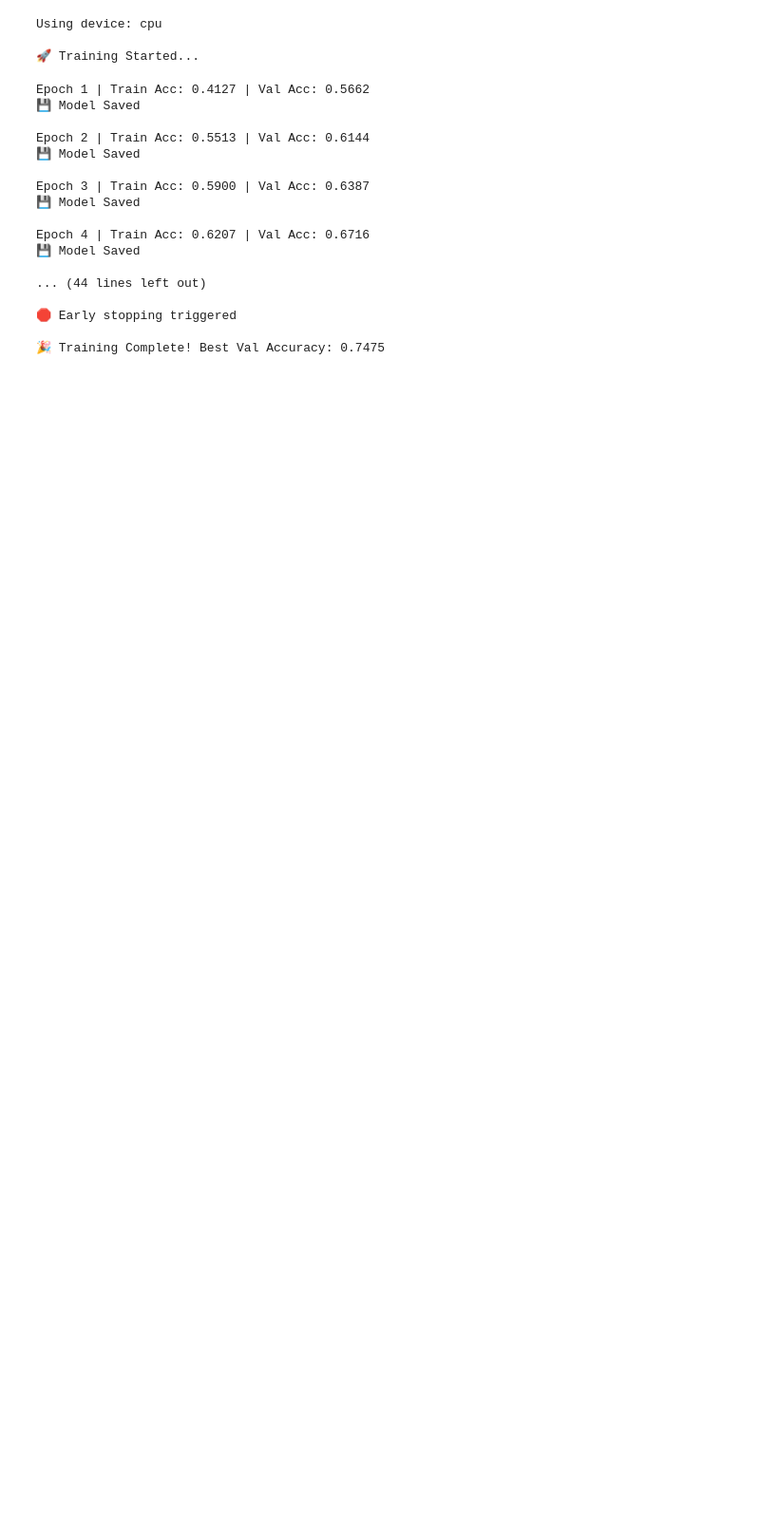
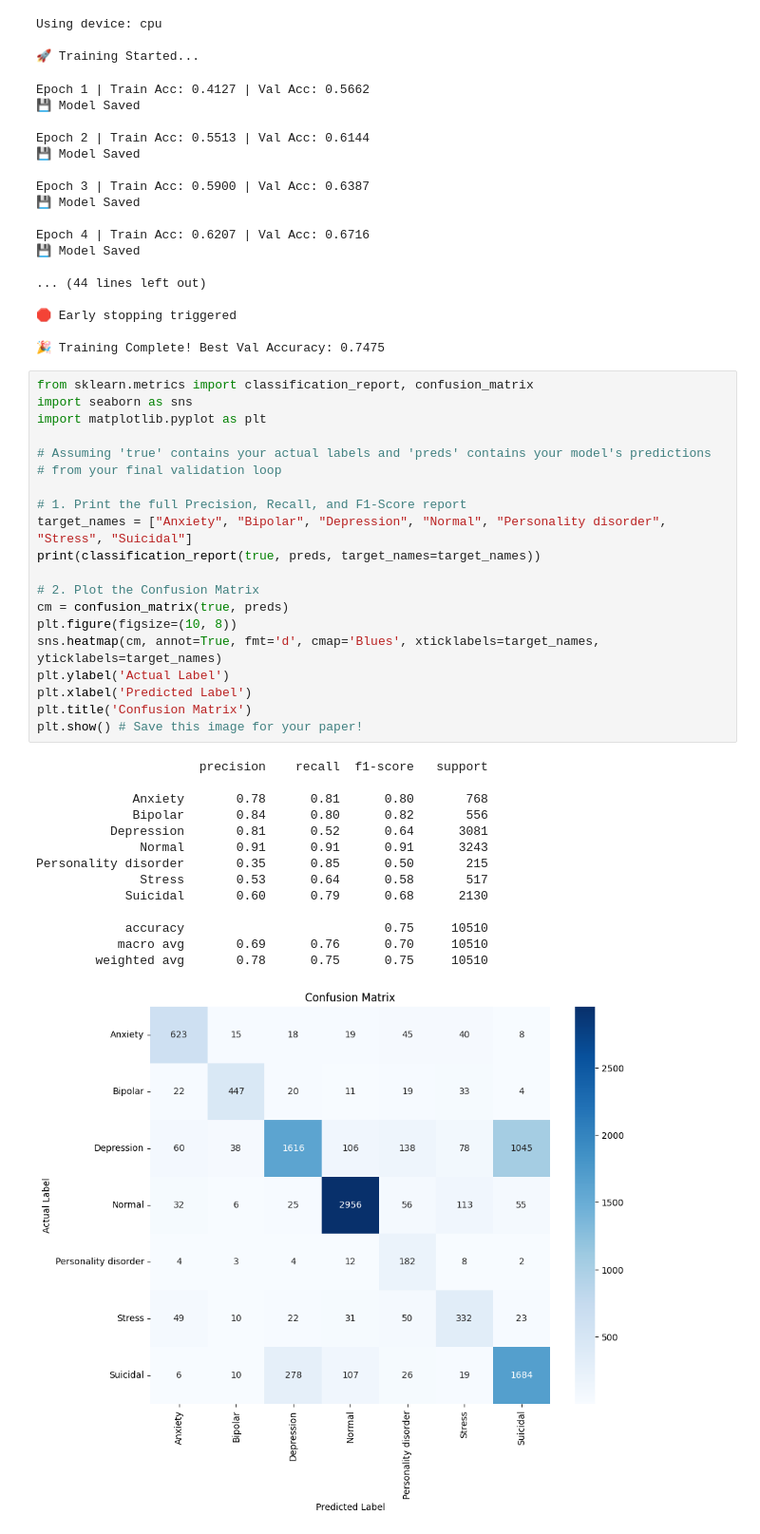
Before and after one commit to CYBERCONQUEROR/PHD-Project, a Jupyter notebook: cnn_bilstm_attention.ipynb, the cells around one changed output. Shown at 95% size. Saved outputs shown, nothing was run; the diff lists cells and outputs as text; blank space fills up the shorter version.

```diff
--- a/cnn_bilstm_attention.ipynb
+++ b/cnn_bilstm_attention.ipynb
@@ -288,3 +288,38 @@ Epoch 4 | Train Acc: 0.6207 | Val Acc: 0.6716
 🛑 Early stopping triggered
 
 🎉 Training Complete! Best Val Accuracy: 0.7475
+# %%
+from sklearn.metrics import classification_report, confusion_matrix
+import seaborn as sns
+import matplotlib.pyplot as plt
+
+# Assuming 'true' contains your actual labels and 'preds' contains your model's predictions
+# from your final validation loop
+
+# 1. Print the full Precision, Recall, and F1-Score report
+target_names = ["Anxiety", "Bipolar", "Depression", "Normal", "Personality disorder", "Stress", "Suicidal"]
+print(classification_report(true, preds, target_names=target_names))
+
+# 2. Plot the Confusion Matrix
+cm = confusion_matrix(true, preds)
+plt.figure(figsize=(10, 8))
+sns.heatmap(cm, annot=True, fmt='d', cmap='Blues', xticklabels=target_names, yticklabels=target_names)
+plt.ylabel('Actual Label')
+plt.xlabel('Predicted Label')
+plt.title('Confusion Matrix')
+plt.show() # Save this image for your paper!
+# %% [output]
+                      precision    recall  f1-score   support
+
+             Anxiety       0.78      0.81      0.80       768
+             Bipolar       0.84      0.80      0.82       556
+          Depression       0.81      0.52      0.64      3081
+              Normal       0.91      0.91      0.91      3243
+Personality disorder       0.35      0.85      0.50       215
+              Stress       0.53      0.64      0.58       517
+            Suicidal       0.60      0.79      0.68      2130
+
+            accuracy                           0.75     10510
+           macro avg       0.69      0.76      0.70     10510
+        weighted avg       0.78      0.75      0.75     10510
+[figure, added]
```
Also changed, not shown: parts of 2 cells of this notebook, 2 other files.
